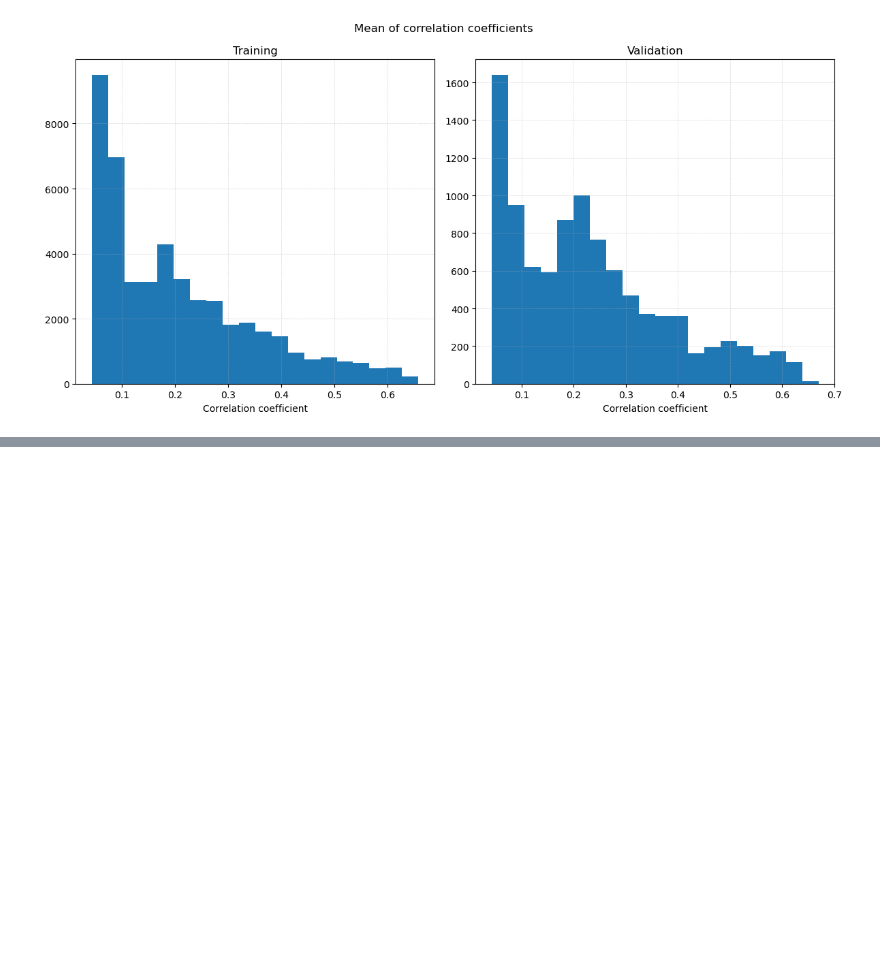
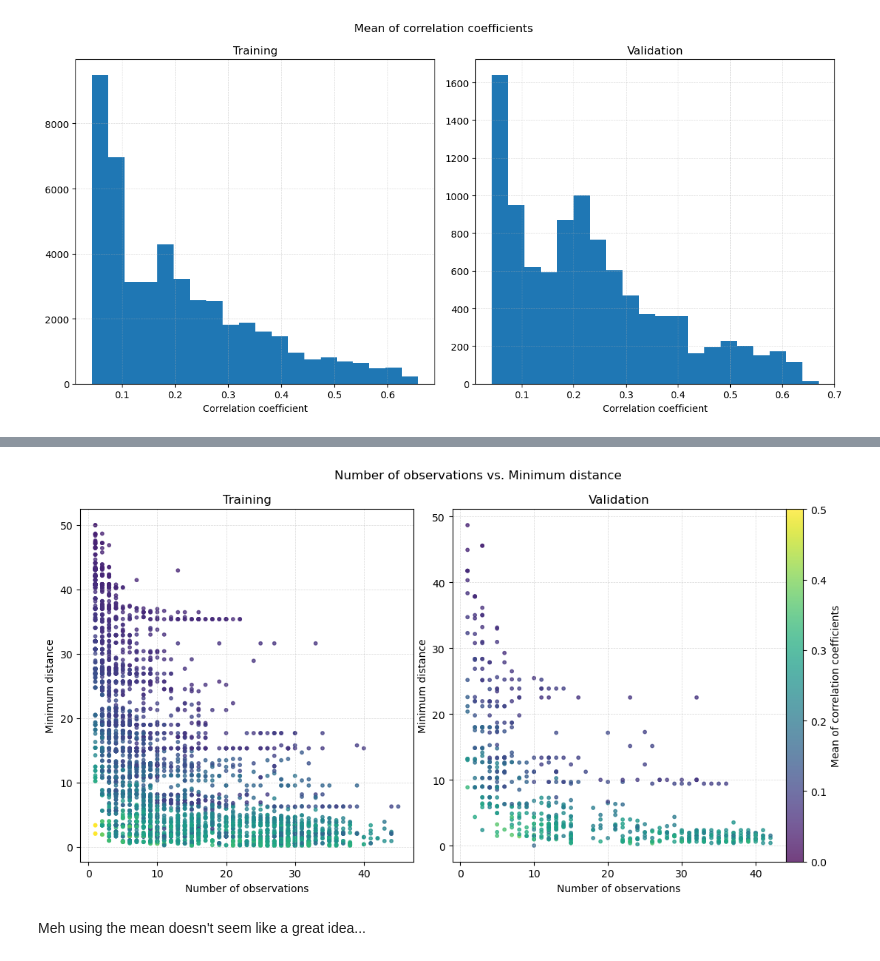
Before and after one commit to claudio525/post_event_gm_gnn, a Jupyter notebook: sim_ranking/explore/explore_scenarios.ipynb, the cells around one changed output, grey strips where cells are left out. Cells and saved outputs as stored; diff of their text form; code cells hidden in the pictures; blank space fills up the shorter version.

```diff
--- a/sim_ranking/explore/explore_scenarios.ipynb
+++ b/sim_ranking/explore/explore_scenarios.ipynb
@@ -311,0 +368,23 @@ array(['CMHS', 'CMHS', 'CMHS', 'CMHS', 'CMHS', 'CMHS', 'CMHS', 'CMHS',
+# %%
+# Scatter - Number of observations vs. Minimum distance
+fig, (ax1, ax2) = plt.subplots(1, 2, figsize=(12, 6))
+
+ax1.scatter(train_n_obs, train_min_dist, c=train_corr_mean, s=10, alpha=0.75, vmin=0, vmax=0.5)
+ax1.grid(linewidth=0.5, alpha=0.5, linestyle="--")
+ax1.set_xlabel("Number of observations")
+ax1.set_ylabel("Minimum distance")
+ax1.set_title("Training")
+
+cm = ax2.scatter(val_n_obs, val_min_dist, c=val_corr_mean, s=10, alpha=0.75, vmin=0, vmax=0.5)
+ax2.grid(linewidth=0.5, alpha=0.5, linestyle="--")
+ax2.set_xlabel("Number of observations")
+ax2.set_ylabel("Minimum distance")
+ax2.set_title("Validation")
+
+fig.suptitle("Number of observations vs. Minimum distance");
+fig.tight_layout()
+plt.colorbar(cm, ax=[ax1, ax2], label="Mean of correlation coefficients", pad=0);
+# %% [output]
+[figure, added]
+# %% [markdown]
+Meh using the mean doesn't seem like a great idea...
```
Also changed, not shown: parts of 7 cells of this notebook, 2 other files.
